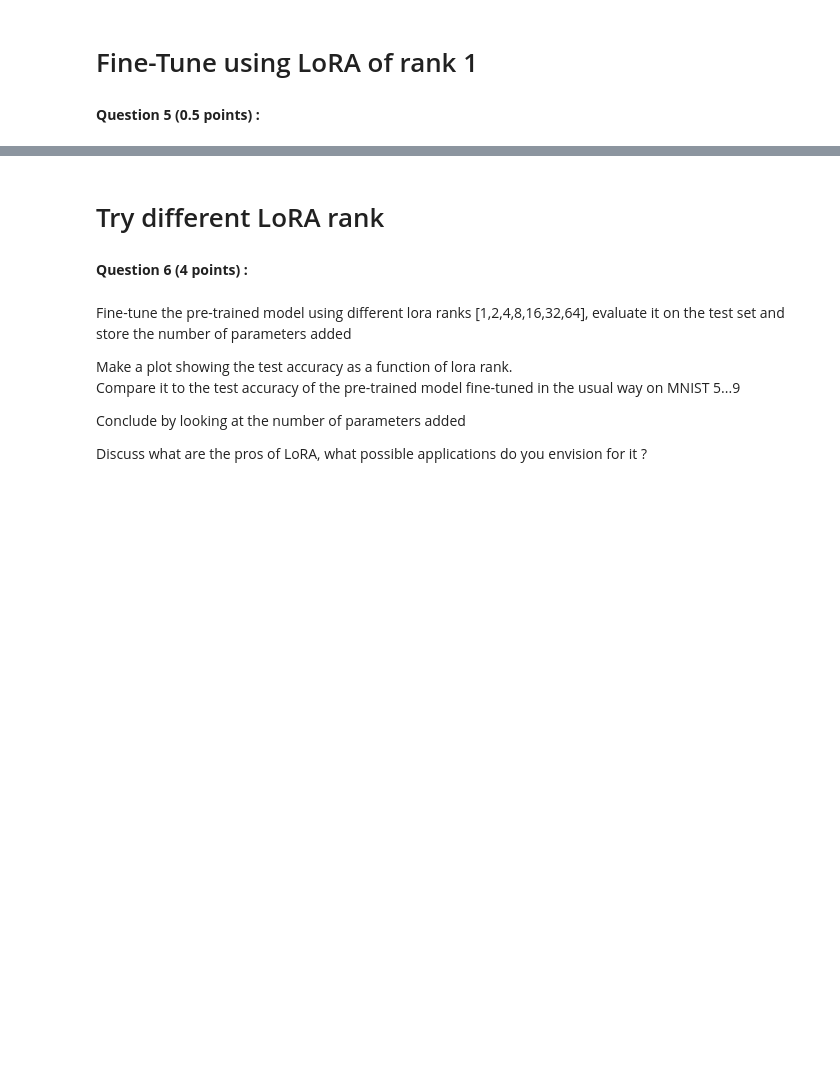
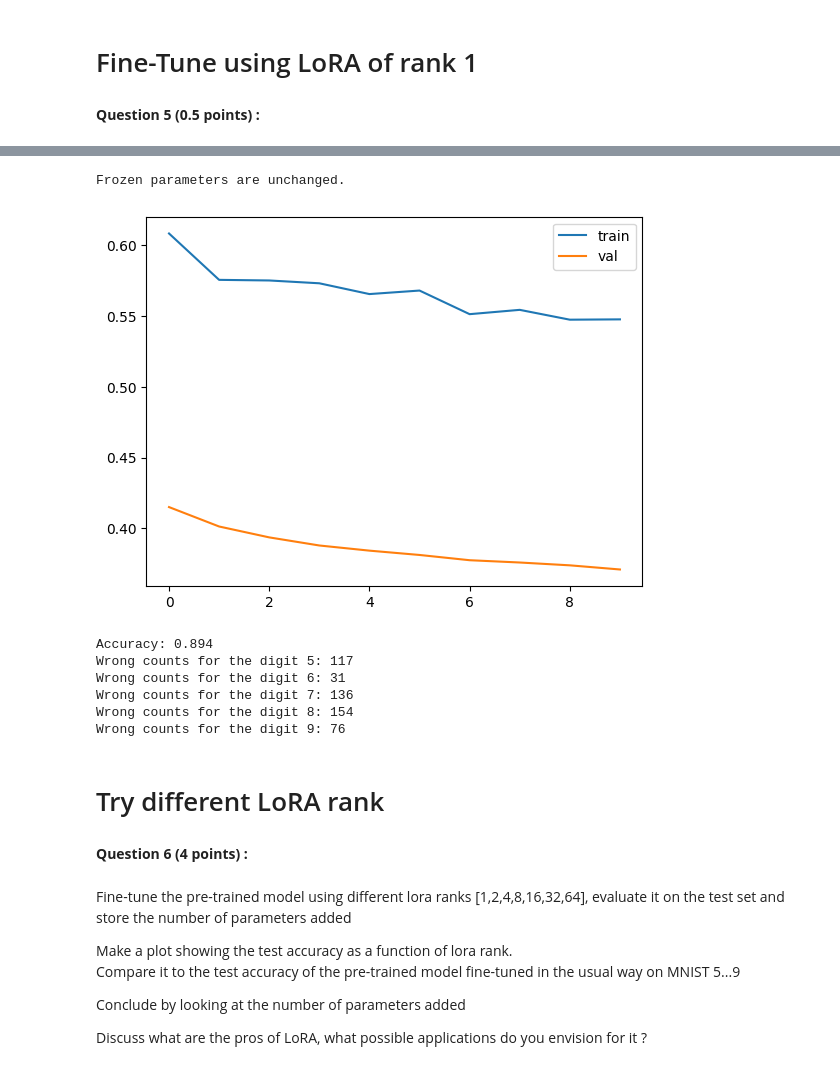
Before and after one commit to Chia-Tien-Tang/Deep-Learning-in-Practice_Assignment, a Jupyter notebook: TP4/TP4_LoRA.ipynb, the cells around one changed output, grey strips where cells are left out. Cells and saved outputs as stored; diff of their text form; code cells hidden in the pictures; blank space fills up the shorter version.

Commit message:
Upload Lora TP4

```diff
--- a/TP4/TP4_LoRA.ipynb
+++ b/TP4/TP4_LoRA.ipynb
@@ -368,25 +425,45 @@ class ModifiedClassifier(nn.Module):
         # Define lora hyperparameters
         #######
         #TO-DO#
+        self.lora_rank = lora_rank
+        self.alpha = 2
+        self.lora_dropout = 0.0
         #######
 
         # Define lora weights matrices for each layer in pretrained model
         #######
         #TO-DO#
+        self.l1_lora_A = nn.Parameter(torch.Tensor(self.lora_rank, 784))
+        self.l1_lora_B = nn.Parameter(torch.Tensor(1000, self.lora_rank))
+        self.l2_lora_A = nn.Parameter(torch.Tensor(self.lora_rank, 1000))
+        self.l2_lora_B = nn.Parameter(torch.Tensor(2000, self.lora_rank))
+        self.l3_lora_A = nn.Parameter(torch.Tensor(self.lora_rank, 2000))
+        self.l3_lora_B = nn.Parameter(torch.Tensor(5, self.lora_rank))
         #######
 
         # Initialization for lora layers
         #######
         #TO-DO#
+        nn.init.normal_(self.l1_lora_A, std=self.alpha / self.lora_rank)
+        nn.init.zeros_(self.l1_lora_B)
+        nn.init.normal_(self.l2_lora_A, std=self.alpha / self.lora_rank)
+        nn.init.zeros_(self.l2_lora_B)
+        nn.init.normal_(self.l3_lora_A, std=self.alpha / self.lora_rank)
+        nn.init.zeros_(self.l3_lora_B)
         #######
 
         # freeze non lora weights
         #######
         #TO-DO#
+        for param in self.pretrained_net.parameters():
+            param.requires_grad = False
         #######
 
     def lora_linear(self, x, layer, lora_A, lora_B):
         #Implement formula (3) in arxiv.org/pdf/2106.09685.pdf
+        W0x = layer(x)
+        delta_W_x = lora_B @ lora_A @ x.T
+        h = W0x + self.alpha * delta_W_x.T
         return h
 
 
@@ -401,6 +478,13 @@ class ModifiedClassifier(nn.Module):
         #complete the remaining code (layer 2 and 3)
         #######
         #TO-DO#
+        # layer 2 (hidden size 1, hidden size 2)
+        x = self.lora_linear(x, self.pretrained_net.linear2, self.l2_lora_A, self.l2_lora_B)
+        x = self.relu(x)
+        x = self.dropout(x)
+
+        # layer 3 (hidden size 2, output size)
+        x = self.lora_linear(x, self.pretrained_net.linear3, self.l3_lora_A, self.l3_lora_B)
         #######
 
         return x
@@ -423,4 +519,5 @@ __Question 5 (0.5 points) :__
 #Fine tune this new model with loras of rank 1, on MNIST 5...9
 #######
 #TO-DO#
+train_loss_lst_lora, val_loss_lst_lora = train(train_loader_subset2, val_loader_subset2, "subset2", modified_net, epochs=10)
 #######
@@ -429,17 +540,33 @@ __Question 5 (0.5 points) :__
 # Remember the dictionary "original_weights"
 #######
 #TO-DO#
+for name, param in modified_net.pretrained_net.named_parameters():
+    assert torch.equal(original_weights[name], param), "Weights have changed for frozen parameter"
+print("Frozen parameters are unchanged.")
 #######
+# %% [output]
+Frozen parameters are unchanged.
 # %%
 #plot losses
 #######
 #TO-DO#
+plot_losses(train_loss_lst_lora, val_loss_lst_lora)
 #######
+# %% [output]
+[figure, added]
 # %%
 #Compute test accuracy on MNIST 5...9 for that lora rank
 #######
 #TO-DO#
+test_accuracy_finetuned_lora = test(test_loader_subset2, "subset2", modified_net, {i: 0 for i in range(5, 10)})
 #######
+# %% [output]
+Accuracy: 0.894
+Wrong counts for the digit 5: 117
+Wrong counts for the digit 6: 31
+Wrong counts for the digit 7: 136
+Wrong counts for the digit 8: 154
+Wrong counts for the digit 9: 76
 # %% [markdown]
 # Try different LoRA rank
 # %% [markdown]
```
Also changed, not shown: parts of 23 cells of this notebook.
